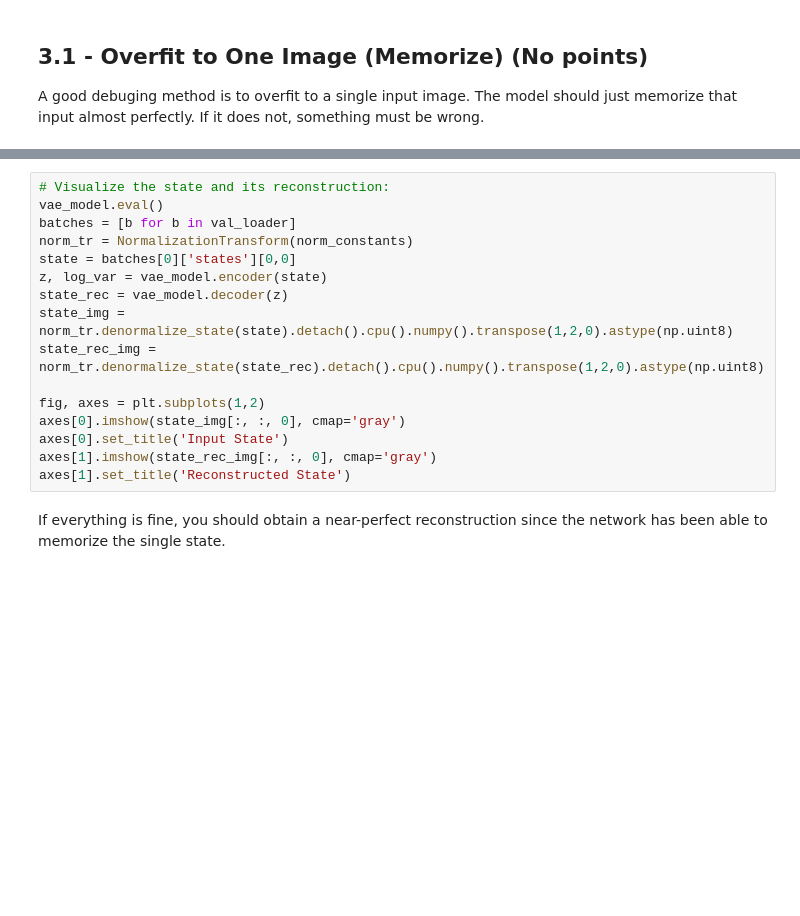
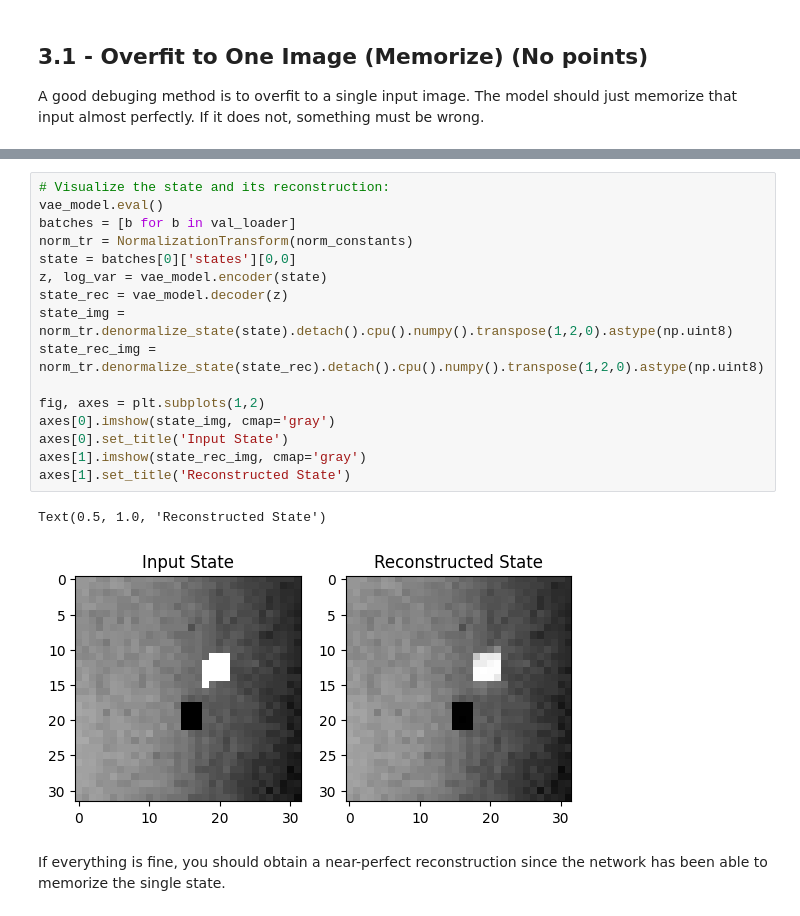
Before and after one commit to Jinjaguo/ROB599-Robot-learning, a Jupyter notebook: HW5/ROB498_hw5.ipynb, the cells around one changed output, grey strips where cells are left out. Drawn from its saved outputs; the diff is of its cells as text; blank space fills up the shorter version.

```diff
--- a/HW5/ROB498_hw5.ipynb
+++ b/HW5/ROB498_hw5.ipynb
@@ -368,19 +387,22 @@ axes[0].set_yscale('log')
 # %%
 # Visualize the state and its reconstruction:
 vae_model.eval()
 batches = [b for b in val_loader]
 norm_tr = NormalizationTransform(norm_constants)
 state = batches[0]['states'][0,0]
 z, log_var = vae_model.encoder(state)
 state_rec = vae_model.decoder(z)
 state_img = norm_tr.denormalize_state(state).detach().cpu().numpy().transpose(1,2,0).astype(np.uint8)
 state_rec_img = norm_tr.denormalize_state(state_rec).detach().cpu().numpy().transpose(1,2,0).astype(np.uint8)
 
 fig, axes = plt.subplots(1,2)
-axes[0].imshow(state_img[:, :, 0], cmap='gray')
+axes[0].imshow(state_img, cmap='gray')
 axes[0].set_title('Input State')
-axes[1].imshow(state_rec_img[:, :, 0], cmap='gray')
+axes[1].imshow(state_rec_img, cmap='gray')
 axes[1].set_title('Reconstructed State')
+# %% [output]
+Text(0.5, 1.0, 'Reconstructed State')
+[figure, added]
 # %% [markdown]
 If everything is fine, you should obtain a near-perfect reconstruction since the network has been able to memorize the single state.
 # %% [markdown]
```
Also changed, not shown: parts of 16 cells of this notebook, 7 other files.
